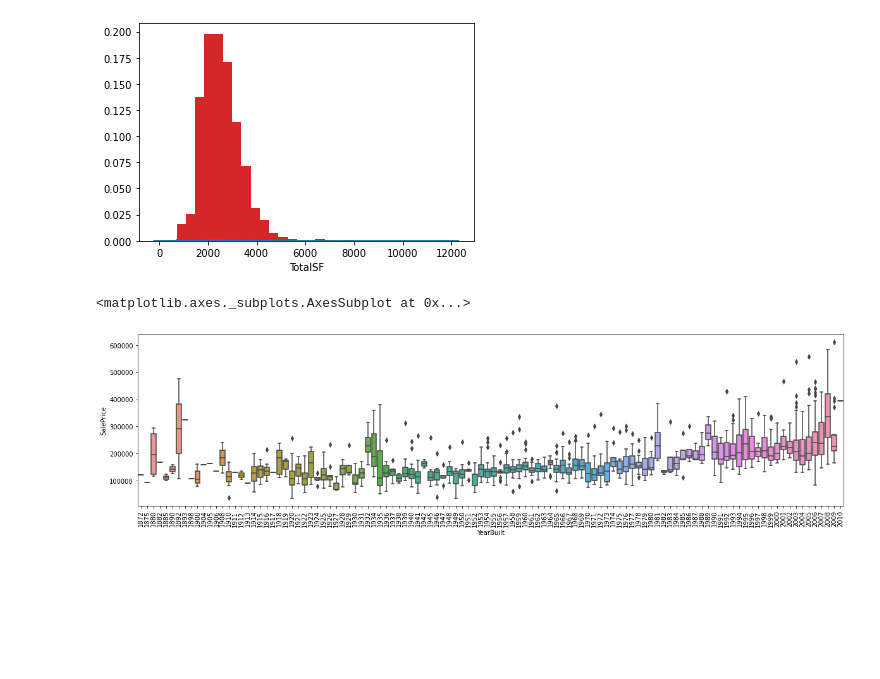
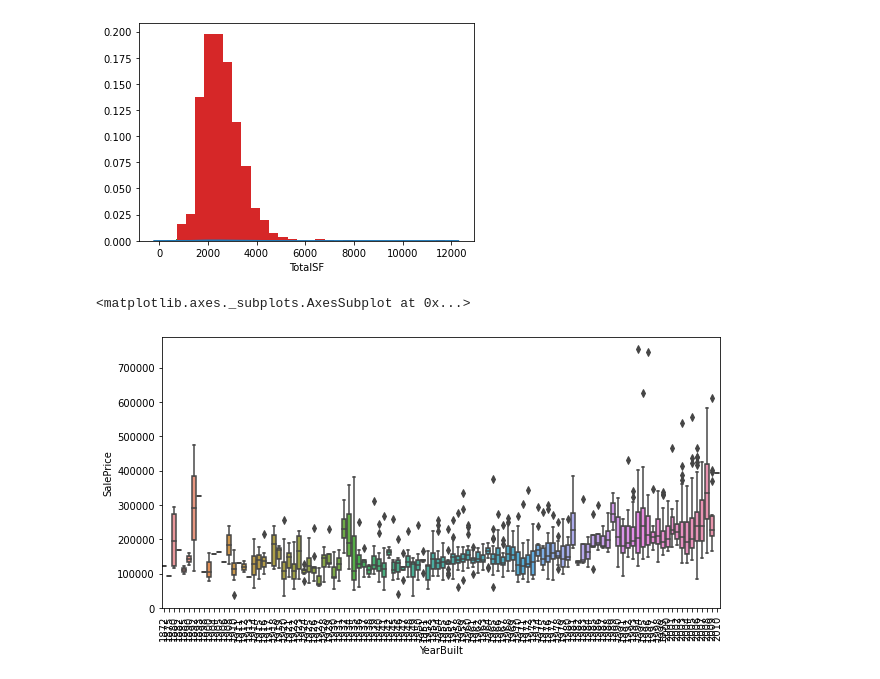
Before and after one commit to Tom-Lennox/Kaggle, a Jupyter notebook: HousePrices_c01.ipynb, the cells around one changed output. Saved outputs shown, nothing was run; the diff lists cells and outputs as text; code cells hidden in the pictures; blank space fills up the shorter version.

```diff
--- a/HousePrices_c01.ipynb
+++ b/HousePrices_c01.ipynb
@@ -182,15 +182,17 @@ plt.hist(l, weights=weights, bins = 30)
 [figure]
 # %%
 #築年数と物件価格の散布図を作成
+# axis=1 ：横方向に連結
 data = pd.concat([train["YearBuilt"],train["SalePrice"]],axis=1)
 
-plt.figure(figsize=(20, 5))
+# plt.figure(figsize=(20, 5))
+plt.figure(figsize=(10, 5))
 # xラベルを回転（どうせ見えないから不要だけど。）
 plt.xticks(rotation='90')
 sns.boxplot(x="YearBuilt",y="SalePrice",data=data)
 # %% [output]
 <matplotlib.axes._subplots.AxesSubplot at 0x...>
-[figure, old version]
+[figure, new version]
 # %%
 # 外れ値除去
 train = train.drop(train[(train['YearBuilt']<2000) & (train['SalePrice']>600000)].index)
```
Also changed, not shown: parts of 6 cells of this notebook.
